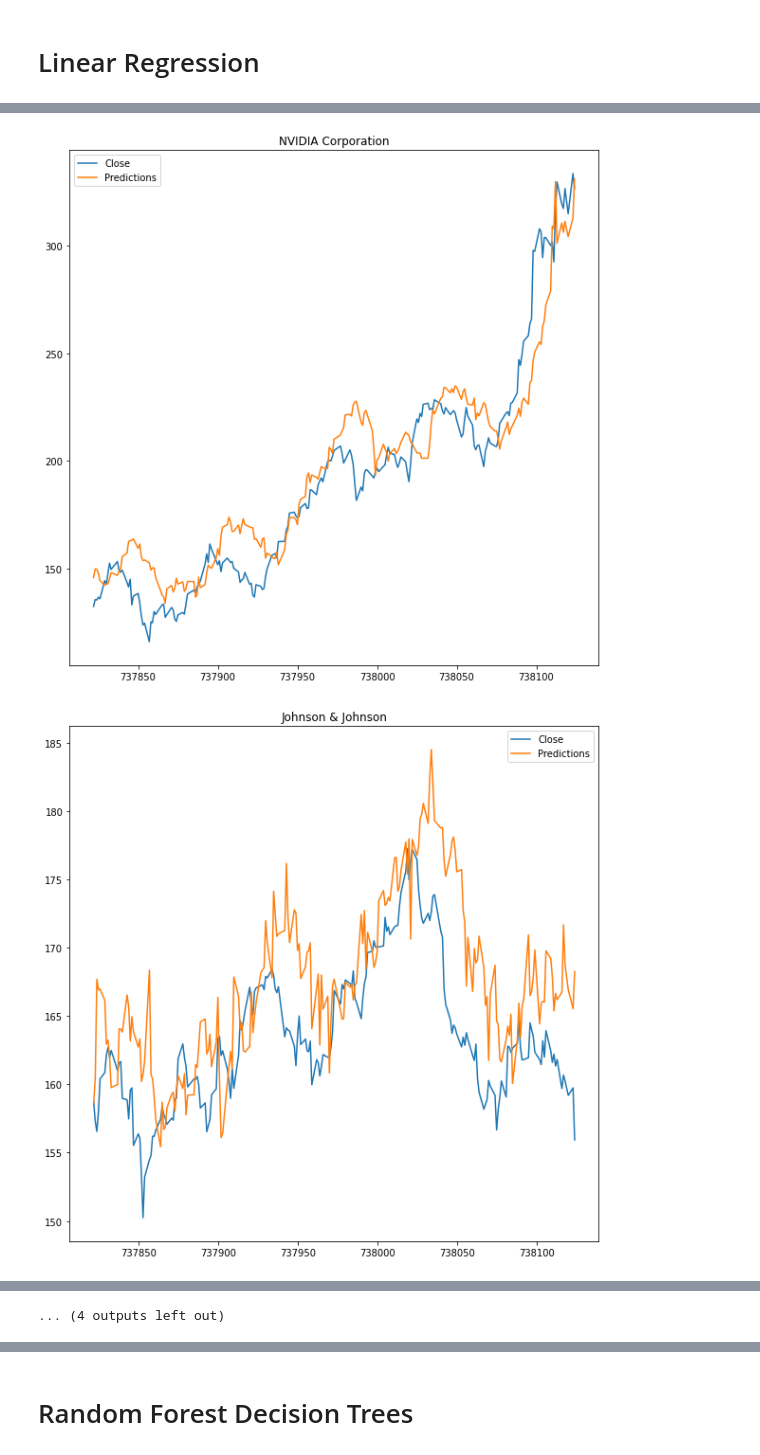
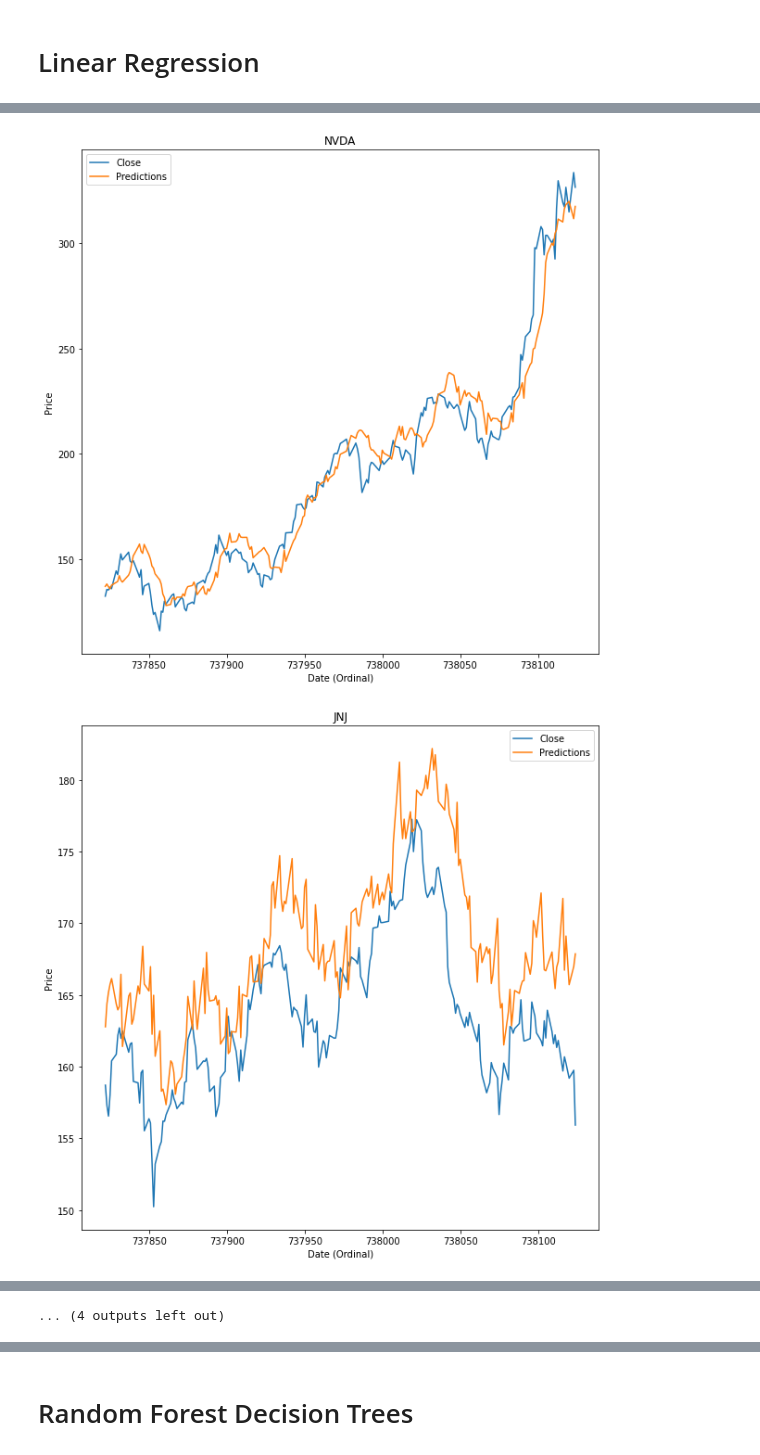
Before and after one commit to tanishbafna/sentimental-stocks, a Jupyter notebook: pipeline.ipynb, the cells around one changed output, grey strips where cells are left out. Drawn from its saved outputs; the diff is of its cells as text; code cells hidden in the pictures.

```diff
--- a/pipeline.ipynb
+++ b/pipeline.ipynb
@@ -567,7 +578,8 @@ Final Data Lag 15: ['Date', 'Stock', 'Open', 'Close', 'EMA', 'MACD_EMA', 'REL_VO
 # %%
 # Data Prep (Linear Regression)
 
-df = pd.read_csv('ml_dataset_7.csv')
+select_lag = 15
+df = pd.read_csv(f'ml_dataset_{select_lag}.csv')
 
 df['Stock_Num'] = df['Stock'].apply(lambda x: stocks[x][0])
 df.drop(columns=['Stock'], inplace=True)
@@ -625,18 +637,24 @@ test['Predictions'] = pred_test
 plt.rcParams["figure.figsize"] = (10,10)
 plt.plot(test['Close'], label='Close')
 plt.plot(test['Predictions'], label='Prediction')
+plt.xlabel('Index')
+plt.ylabel('Price')
 plt.legend()
+#plt.savefig(f'results/linearRegression/{select_lag}/marketFit_reg_{select_lag}.png', bbox_inches='tight')
 plt.show()
 
 #----------------------
 
-stockMapping = {v[0]:v[1] for v in stocks.values()}
+stockMapping = {v[0]:k for k, v in stocks.items()}
 test['Stock'] = test['Stock_Num'].apply(lambda x: stockMapping[x])
 
 for num, df_grp in test.groupby('Stock_Num'):
     plt.plot(df_grp['Date'], df_grp['Close'], label='Close')
     plt.plot(df_grp['Date'], df_grp['Predictions'], label='Predictions')
+    plt.xlabel('Date (Ordinal)')
+    plt.ylabel('Price')
     plt.legend()
     plt.title(stockMapping[num])
+    #plt.savefig(f'results/linearRegression/{select_lag}/{stockMapping[num]}_reg_{select_lag}.png', bbox_inches='tight')
     plt.show()
 # %% [output]
@@ -647,2 +665,2 @@ for num, df_grp in test.groupby('Stock_Num'):
-[figure, old version]
+[figure, new version]
-[figure, old version]
+[figure, new version]
```
Also changed, not shown: parts of 12 cells of this notebook.
